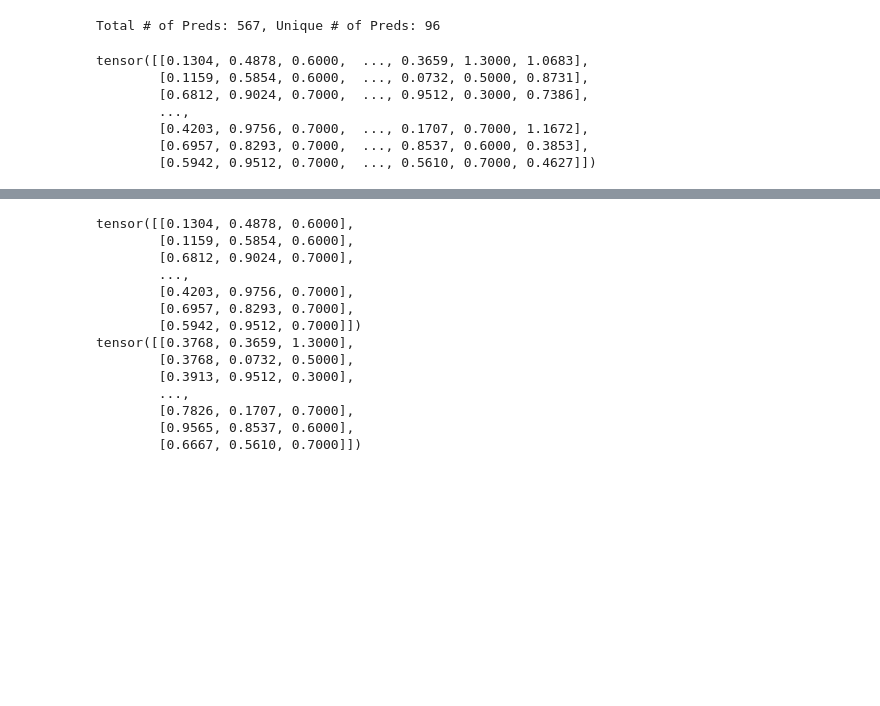
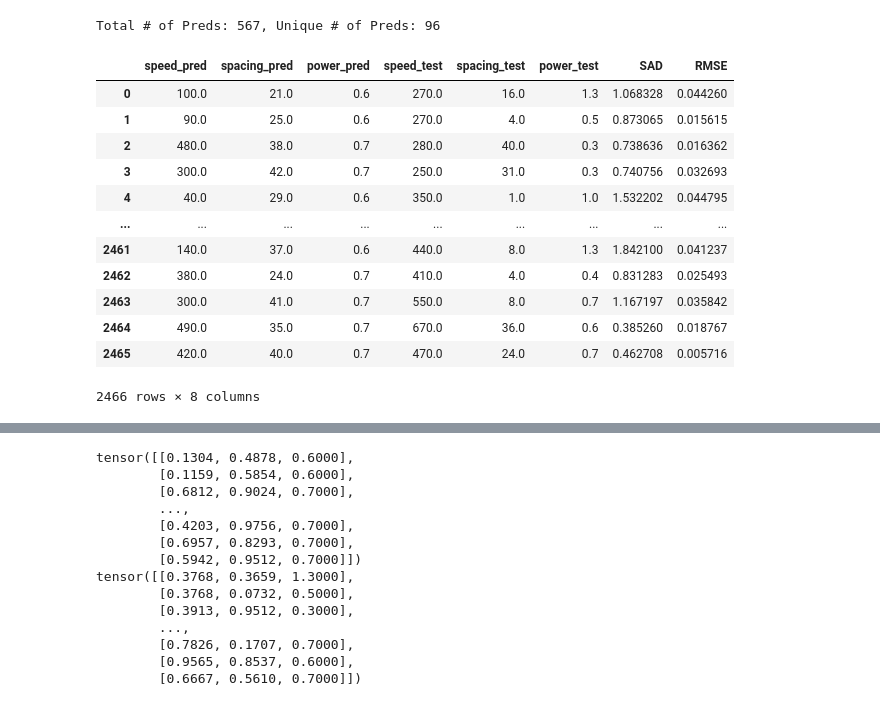
Before and after one commit to metamaterials-capstone-su-22/metamaterials_ai, a Jupyter notebook: src/notebooks/results.ipynb, the cells around one changed output, grey strips where cells are left out. Cells and saved outputs as stored; diff of their text form; code cells hidden in the pictures; blank space fills up the shorter version.

```diff
--- a/src/notebooks/results.ipynb
+++ b/src/notebooks/results.ipynb
@@ -119,10 +119,17 @@ y_hat_params, test_params, sad_values = predictor.SAD(ss_y_hat_in_data, ss_y_tes
-# %%
-torch.cat((y_hat_params, test_params, sad_values), dim = 1)
-# %% [output]
-tensor([[0.1304, 0.4878, 0.6000,  ..., 0.3659, 1.3000, 1.0683],
-        [0.1159, 0.5854, 0.6000,  ..., 0.0732, 0.5000, 0.8731],
-        [0.6812, 0.9024, 0.7000,  ..., 0.9512, 0.3000, 0.7386],
-        ...,
-        [0.4203, 0.9756, 0.7000,  ..., 0.1707, 0.7000, 1.1672],
-        [0.6957, 0.8293, 0.7000,  ..., 0.8537, 0.6000, 0.3853],
-        [0.5942, 0.9512, 0.7000,  ..., 0.5610, 0.7000, 0.4627]])
+# %%
+columns = ['speed_pred', 'spacing_pred', 'power_pred', 'speed_test', 'spacing_test', 'power_test', 'SAD', 'RMSE']
+sad_df = pd.DataFrame(torch.cat((y_hat_params, test_params, sad_values, rmses), dim = 1).numpy(), columns = columns)
+# %% [output]
+|  | speed_pred | spacing_pred | power_pred | speed_test | spacing_test | power_test | SAD | RMSE |
+| 0 | 100.0 | 21.0 | 0.6 | 270.0 | 16.0 | 1.3 | 1.068328 | 0.044260 |
+| 1 | 90.0 | 25.0 | 0.6 | 270.0 | 4.0 | 0.5 | 0.873065 | 0.015615 |
+| 2 | 480.0 | 38.0 | 0.7 | 280.0 | 40.0 | 0.3 | 0.738636 | 0.016362 |
+| 3 | 300.0 | 42.0 | 0.7 | 250.0 | 31.0 | 0.3 | 0.740756 | 0.032693 |
+| 4 | 40.0 | 29.0 | 0.6 | 350.0 | 1.0 | 1.0 | 1.532202 | 0.044795 |
+| ... | ... | ... | ... | ... | ... | ... | ... | ... |
+| 2461 | 140.0 | 37.0 | 0.6 | 440.0 | 8.0 | 1.3 | 1.842100 | 0.041237 |
+| 2462 | 380.0 | 24.0 | 0.7 | 410.0 | 4.0 | 0.4 | 0.831283 | 0.025493 |
+| 2463 | 300.0 | 41.0 | 0.7 | 550.0 | 8.0 | 0.7 | 1.167197 | 0.035842 |
+| 2464 | 490.0 | 35.0 | 0.7 | 670.0 | 36.0 | 0.6 | 0.385260 | 0.018767 |
+| 2465 | 420.0 | 40.0 | 0.7 | 470.0 | 24.0 | 0.7 | 0.462708 | 0.005716 |
+2466 rows × 8 columns
```
Also changed, not shown: parts of 4 cells of this notebook, 1 other file.
